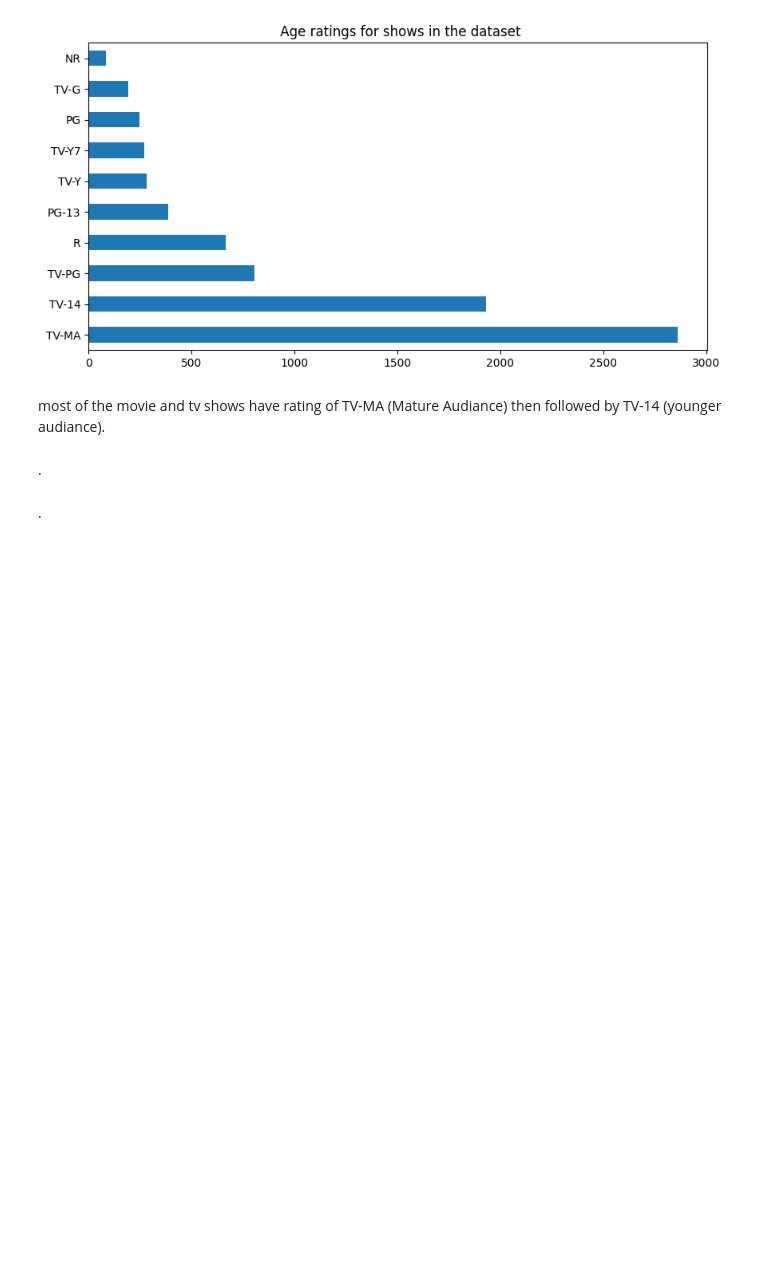
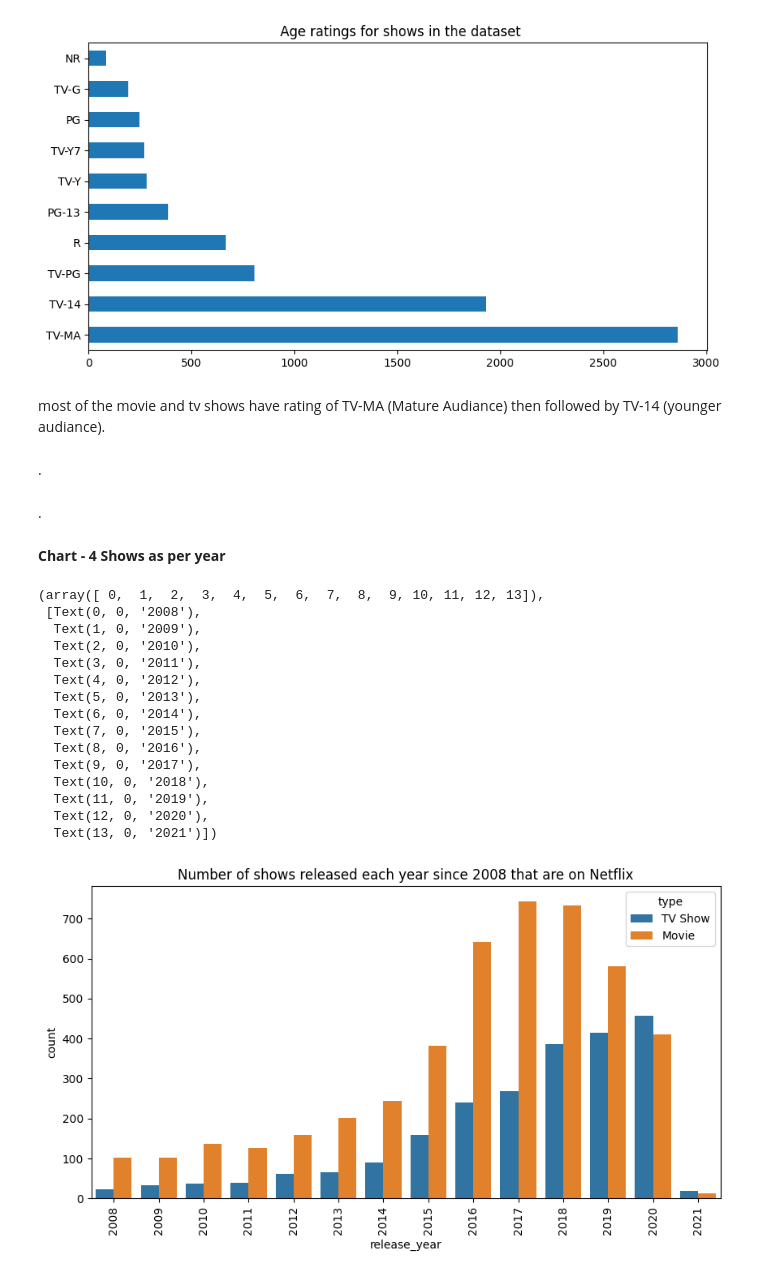
Before and after one commit to kunalNbadgujar/Netflix-Movies-and-TV-Shows-Clustering, a Jupyter notebook: Netflix_Movies_and_TV_shows_Clustering.ipynb, the cells around one changed output. Saved outputs shown, nothing was run; the diff lists cells and outputs as text; code cells hidden in the pictures; blank space fills up the shorter version.

```diff
--- a/Netflix_Movies_and_TV_shows_Clustering.ipynb
+++ b/Netflix_Movies_and_TV_shows_Clustering.ipynb
@@ -332,3 +332,27 @@ most of the movie and tv shows have rating of TV-MA (Mature Audiance) then follo
 .
 # %% [markdown]
 .
+# %% [markdown]
+**Chart - 4 Shows as per year**
+# %%
+plt.figure(figsize=(10,5))
+count = sns.countplot(x="release_year", hue='type', data=df, order=range(2008,2022))
+count.set_title('Number of shows released each year since 2008 that are on Netflix')
+plt.xticks(rotation=90)
+# %% [output]
+(array([ 0,  1,  2,  3,  4,  5,  6,  7,  8,  9, 10, 11, 12, 13]),
+ [Text(0, 0, '2008'),
+  Text(1, 0, '2009'),
+  Text(2, 0, '2010'),
+  Text(3, 0, '2011'),
+  Text(4, 0, '2012'),
+  Text(5, 0, '2013'),
+  Text(6, 0, '2014'),
+  Text(7, 0, '2015'),
+  Text(8, 0, '2016'),
+  Text(9, 0, '2017'),
+  Text(10, 0, '2018'),
+  Text(11, 0, '2019'),
+  Text(12, 0, '2020'),
+  Text(13, 0, '2021')])
+[figure, added]
```
Also changed, not shown: parts of 41 cells of this notebook.
